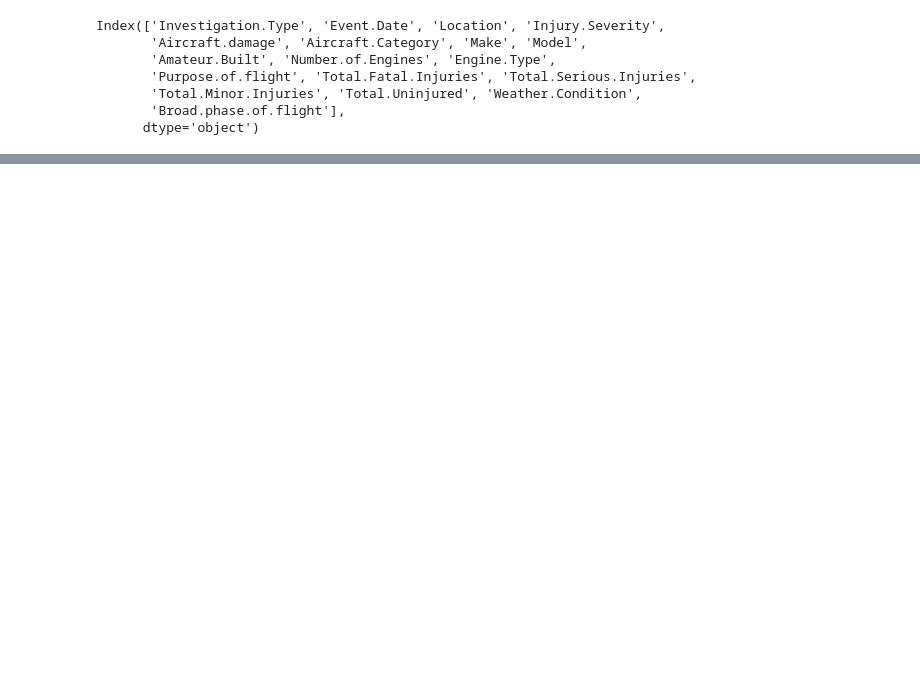
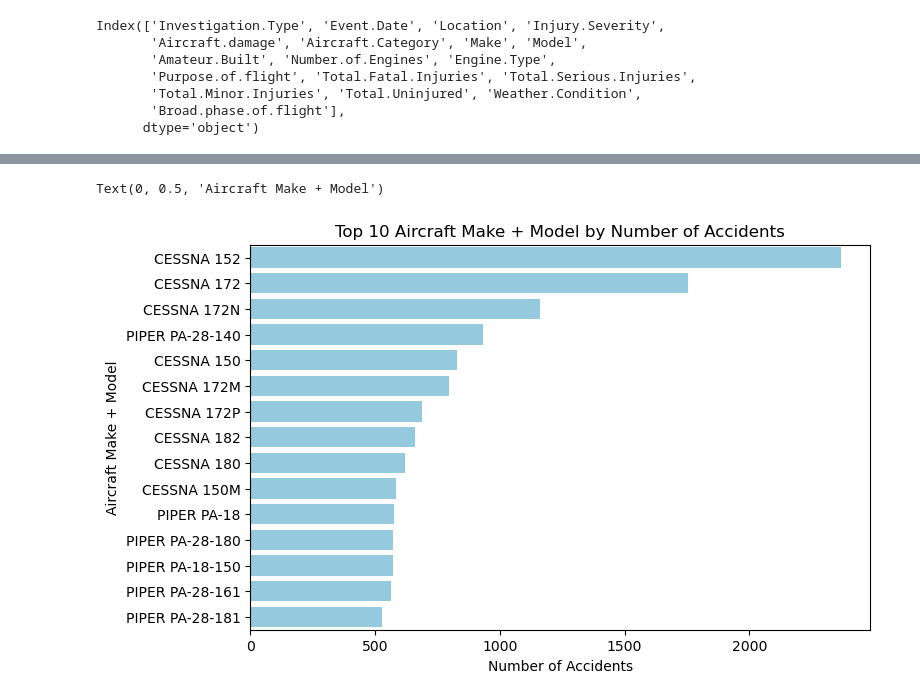
Before and after one commit to Meshack7468/project, a Jupyter notebook: project1.ipynb, the cells around one changed output, grey strips where cells are left out. Saved outputs shown, nothing was run; the diff lists cells and outputs as text; code cells hidden in the pictures; blank space fills up the shorter version.

```diff
--- a/project1.ipynb
+++ b/project1.ipynb
@@ -139,0 +130,13 @@ df
+# %%
+# Top 10 most common make_model combined
+top_make_model = df["Make_Model"].value_counts().head(15)
+
+#ploting top 10 [Make_Model]
+plt.figure(figsize=(8,5))
+sns.barplot(x=top_make_model.values, y=top_make_model.index,color="skyblue")
+plt.title("Top 10 Aircraft Make + Model by Number of Accidents")
+plt.xlabel("Number of Accidents")
+plt.ylabel("Aircraft Make + Model")
+# %% [output]
+Text(0, 0.5, 'Aircraft Make + Model')
+[figure, added]
```
Also changed, not shown: parts of 12 cells of this notebook.
